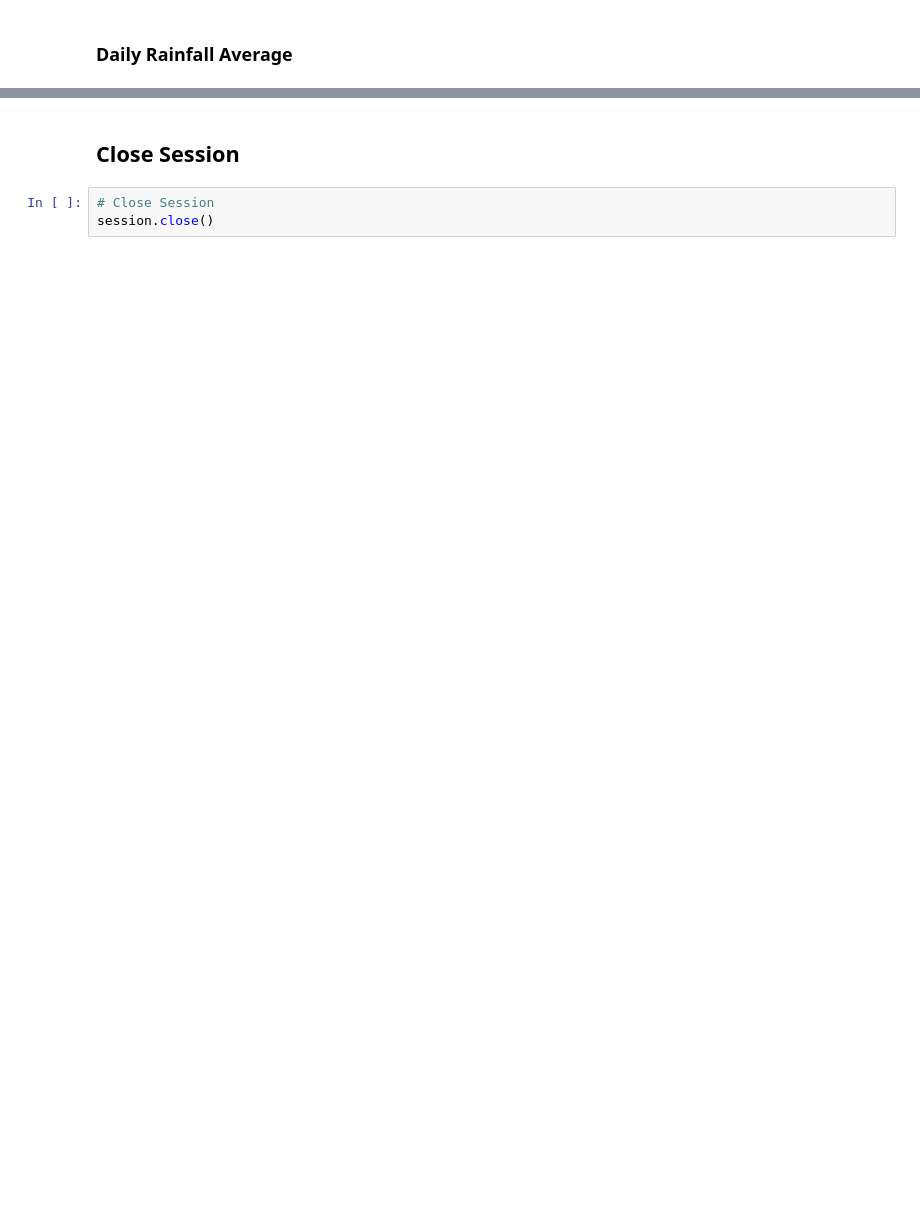
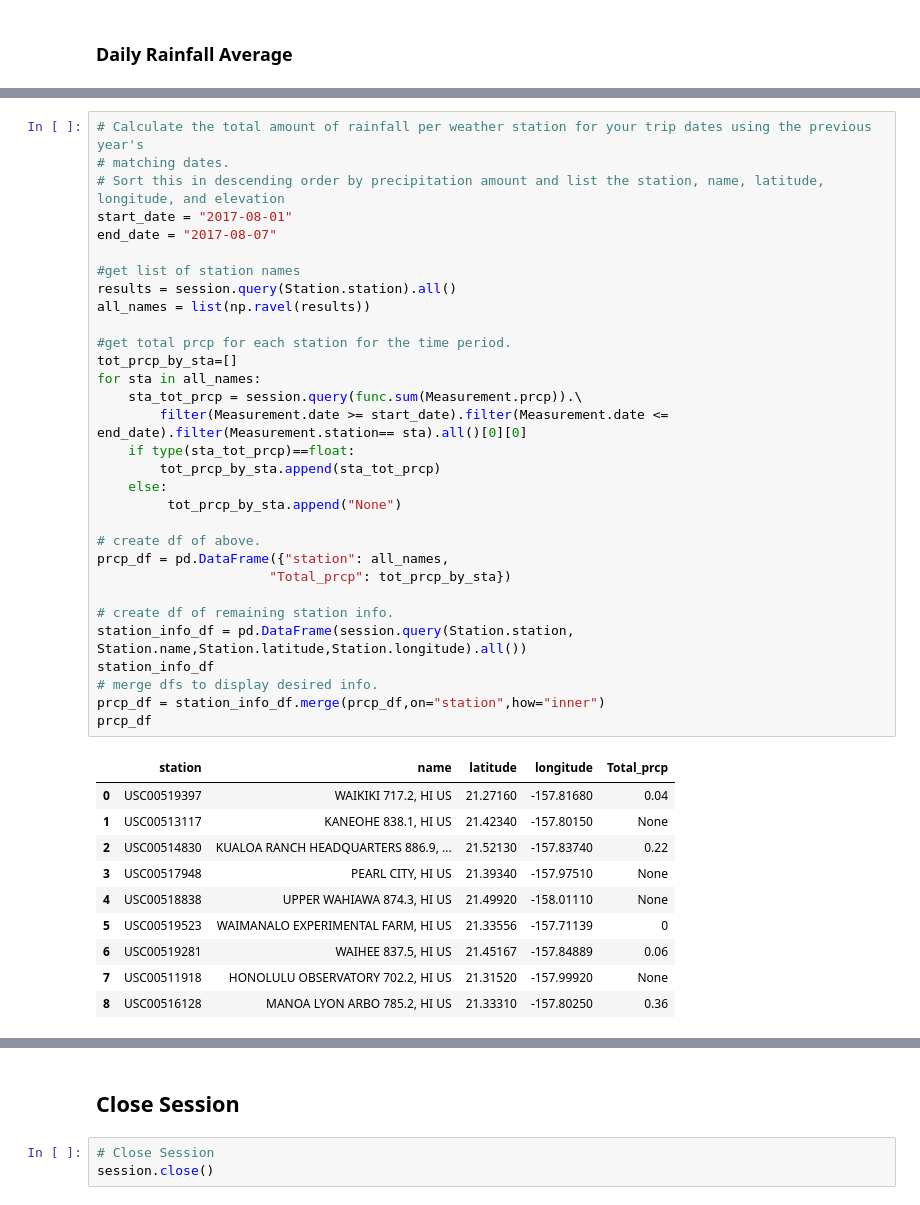
Before and after one commit to zukohere/sqlalchemy-challenge, a Jupyter notebook: temp_analysis_bonus_2_starter.ipynb, the cells around one changed output, grey strips where cells are left out. Drawn from its saved outputs; the diff is of its cells as text; blank space fills up the shorter version.

```diff
--- a/temp_analysis_bonus_2_starter.ipynb
+++ b/temp_analysis_bonus_2_starter.ipynb
@@ -120,3 +116,45 @@ Text(0, 0.5, 'Temperature')
+# %%
+# Calculate the total amount of rainfall per weather station for your trip dates using the previous year's
+# matching dates.
+# Sort this in descending order by precipitation amount and list the station, name, latitude, longitude, and elevation
+start_date = "2017-08-01"
+end_date = "2017-08-07"
+
+#get list of station names
+results = session.query(Station.station).all()
+all_names = list(np.ravel(results))
+
+#get total prcp for each station for the time period.
+tot_prcp_by_sta=[]
+for sta in all_names:
+    sta_tot_prcp = session.query(func.sum(Measurement.prcp)).\
+        filter(Measurement.date >= start_date).filter(Measurement.date <= end_date).filter(Measurement.station== sta).all()[0][0]
+    if type(sta_tot_prcp)==float:
+        tot_prcp_by_sta.append(sta_tot_prcp)
+    else:
+         tot_prcp_by_sta.append("None")
+
+# create df of above.
+prcp_df = pd.DataFrame({"station": all_names,
+                      "Total_prcp": tot_prcp_by_sta})
+
+# create df of remaining station info.
+station_info_df = pd.DataFrame(session.query(Station.station, Station.name,Station.latitude,Station.longitude).all())
+station_info_df
+# merge dfs to display desired info.
+prcp_df = station_info_df.merge(prcp_df,on="station",how="inner")
+prcp_df
+# %% [output]
+|  | station | name | latitude | longitude | Total_prcp |
+| 0 | USC00519397 | WAIKIKI 717.2, HI US | 21.27160 | -157.81680 | 0.04 |
+| 1 | USC00513117 | KANEOHE 838.1, HI US | 21.42340 | -157.80150 | None |
+| 2 | USC00514830 | KUALOA RANCH HEADQUARTERS 886.9, ... | 21.52130 | -157.83740 | 0.22 |
+| 3 | USC00517948 | PEARL CITY, HI US | 21.39340 | -157.97510 | None |
+| 4 | USC00518838 | UPPER WAHIAWA 874.3, HI US | 21.49920 | -158.01110 | None |
+| 5 | USC00519523 | WAIMANALO EXPERIMENTAL FARM, HI US | 21.33556 | -157.71139 | 0 |
+| 6 | USC00519281 | WAIHEE 837.5, HI US | 21.45167 | -157.84889 | 0.06 |
+| 7 | USC00511918 | HONOLULU OBSERVATORY 702.2, HI US | 21.31520 | -157.99920 | None |
+| 8 | USC00516128 | MANOA LYON ARBO 785.2, HI US | 21.33310 | -157.80250 | 0.36 |
 # %%
 # Use this function to calculate the daily normals
 # (i.e. the averages for tmin, tmax, and tavg for all historic data matching a specific month and day)
```
Also changed, not shown: parts of 6 cells of this notebook, 3 other files.
